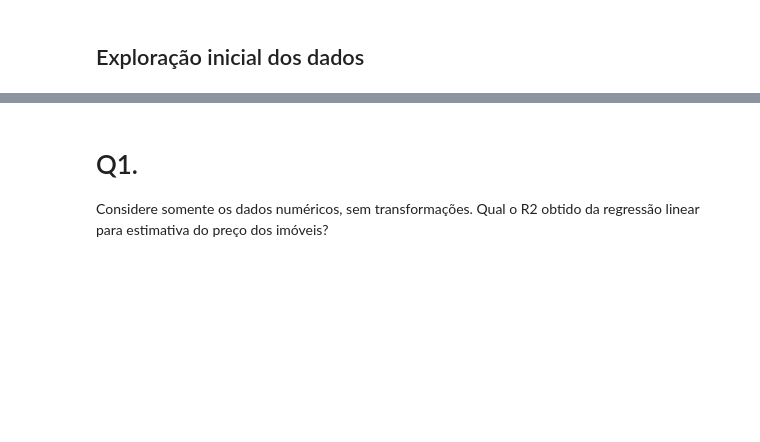
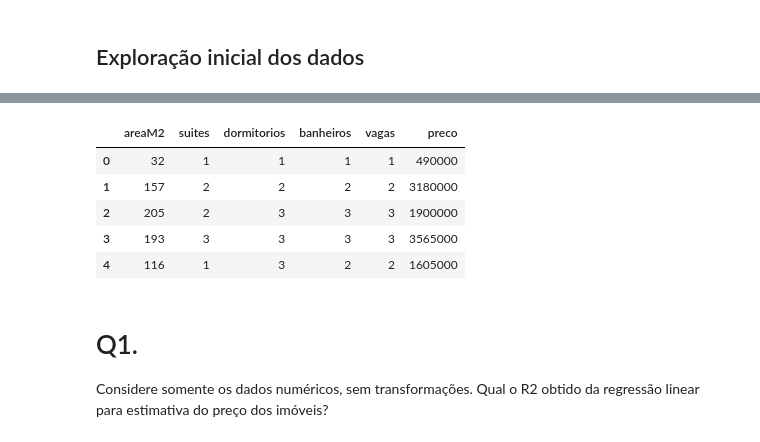
Before and after one commit to Rogerio-mack/IMT_CD_2026, a Jupyter notebook: IMT_regressao_scale.ipynb, the cells around one changed output, grey strips where cells are left out. Drawn from its saved outputs; the diff is of its cells as text; code cells hidden in the pictures; blank space fills up the shorter version.

```diff
--- a/IMT_regressao_scale.ipynb
+++ b/IMT_regressao_scale.ipynb
@@ -40,3 +62,13 @@ df.head()
+# %%
+df = df.drop(columns='bairro')
+df.head()
+# %% [output]
+|  | areaM2 | suites | dormitorios | banheiros | vagas | preco |
+| 0 | 32 | 1 | 1 | 1 | 1 | 490000 |
+| 1 | 157 | 2 | 2 | 2 | 2 | 3180000 |
+| 2 | 205 | 2 | 3 | 3 | 3 | 1900000 |
+| 3 | 193 | 3 | 3 | 3 | 3 | 3565000 |
+| 4 | 116 | 1 | 3 | 2 | 2 | 1605000 |
 # %% [markdown]
 # Q1.
 
```
Also changed, not shown: parts of 22 cells of this notebook.
